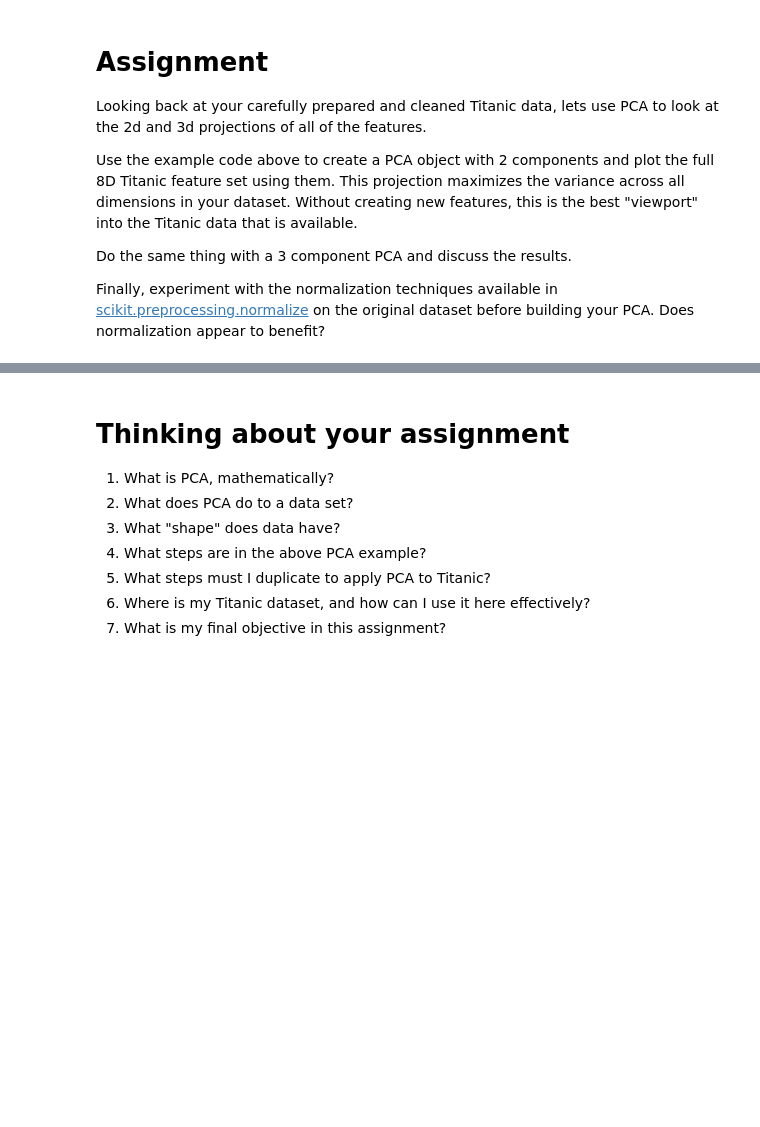
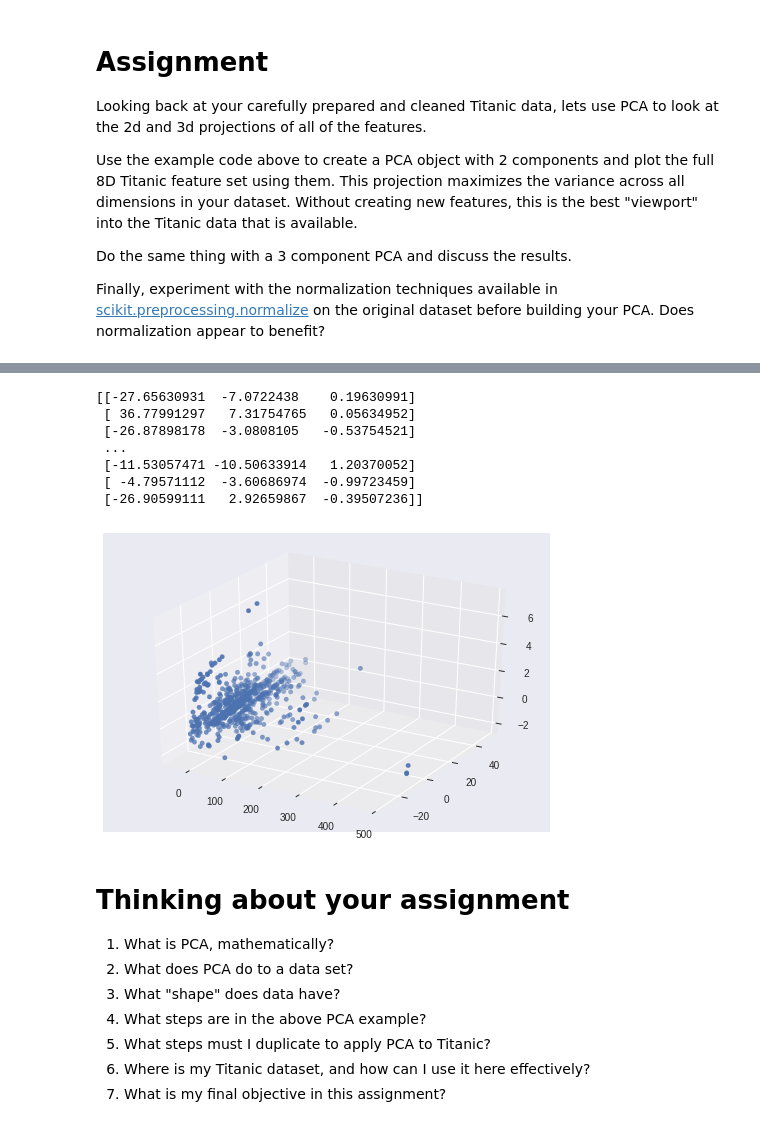
Before and after one commit to schwaaweb/aimlds1_03, a Jupyter notebook: W03_A--DJ--Principal_Components_Analysis.ipynb, the cells around one changed output, grey strips where cells are left out. Drawn from its saved outputs; the diff is of its cells as text; code cells hidden in the pictures; blank space fills up the shorter version.

```diff
--- a/W03_A--DJ--Principal_Components_Analysis.ipynb
+++ b/W03_A--DJ--Principal_Components_Analysis.ipynb
@@ -117,3 +169,24 @@ Finally, experiment with the normalization techniques available in [scikit.prepr
+# %%
+from sklearn.decomposition import PCA
+model = PCA(n_components=3)
+model.fit(titanic)
+titanic_pca0 = model.transform(titanic)
+fig = plt.figure()
+ax = fig.add_subplot(111, projection='3d')
+#xx, xy, xz = titanic_pca0
+
+ax.scatter(*titanic_pca0.T)
+#ax.scatter(xx, xy, xz, 'o')
+print(titanic_pca0)
+# %% [output]
+[[-27.65630931  -7.0722438    0.19630991]
+ [ 36.77991297   7.31754765   0.05634952]
+ [-26.87898178  -3.0808105   -0.53754521]
+ ...
+ [-11.53057471 -10.50633914   1.20370052]
+ [ -4.79571112  -3.60686974  -0.99723459]
+ [-26.90599111   2.92659867  -0.39507236]]
+[figure, added]
 # %% [markdown]
 # Thinking about your assignment
 
```
Also changed, not shown: parts of 5 cells of this notebook.
